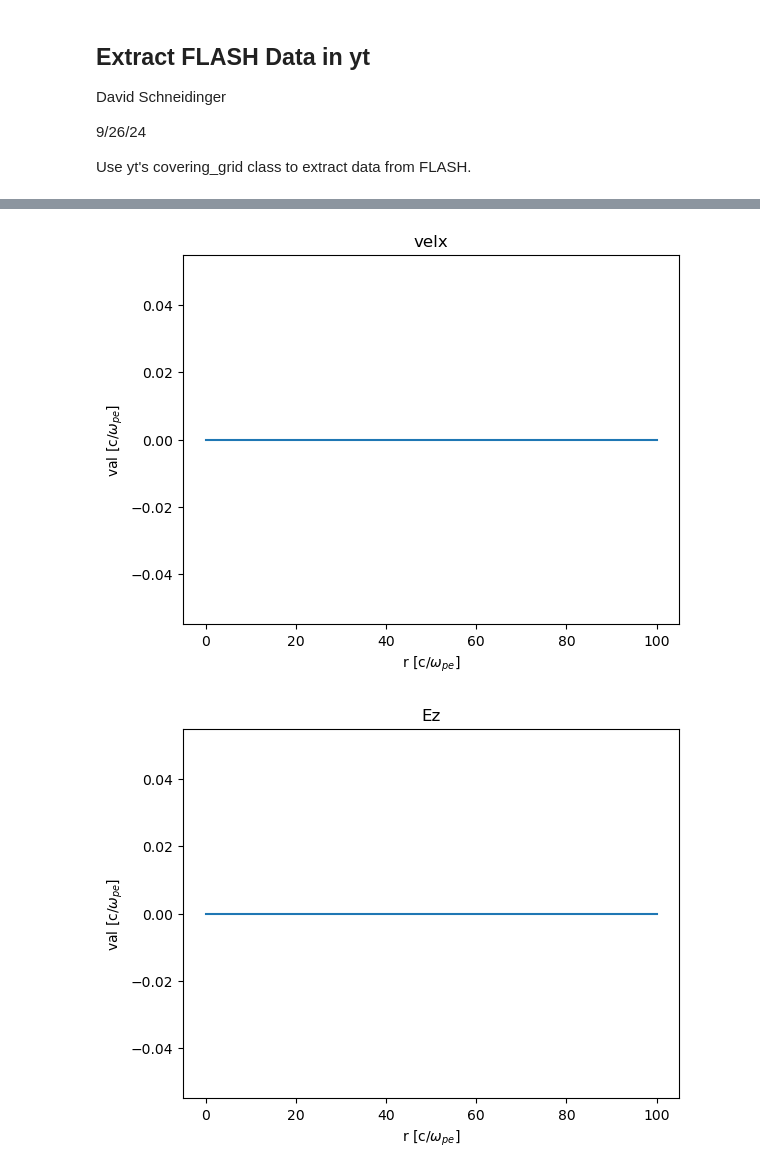
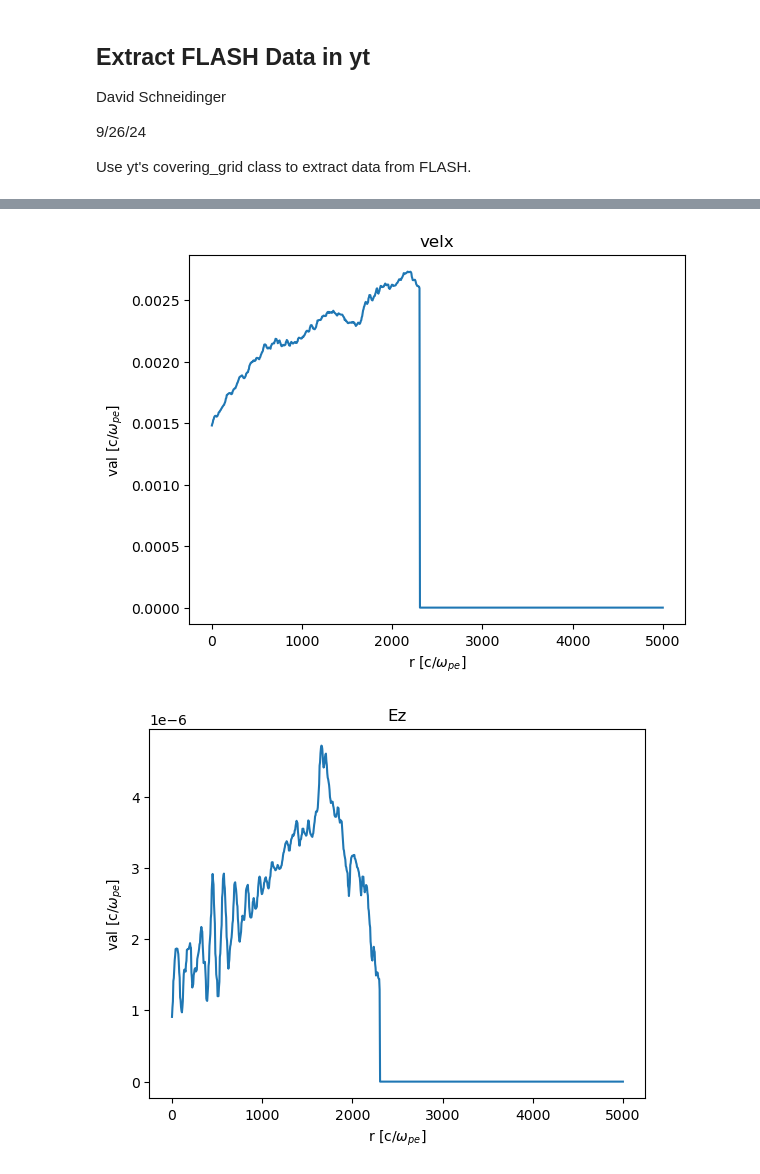
Before and after one commit to Schaeffer-Lab/MagShockZ, a Jupyter notebook: python-fortran_interface/write-FLASH-fields.ipynb, the cells around one changed output, grey strips where cells are left out. Saved outputs shown, nothing was run; the diff lists cells and outputs as text; code cells hidden in the pictures.

```diff
--- a/python-fortran_interface/write-FLASH-fields.ipynb
+++ b/python-fortran_interface/write-FLASH-fields.ipynb
@@ -49,9 +53,9 @@ dims = ds.domain_dimensions * ds.refine_by**level
 
 all_data = ds.covering_grid(
     level,
-    left_edge=[-0.8, -0.075, -0.8],
+    left_edge=ds.domain_left_edge,
     dims=dims,
     # And any fields to preload (this is optional!)
 )
-print(type(all_data))
+all_data
 # %% [output]
@@ -207,7 +219,7 @@ normalizations = {
 }
 save_slice(normalizations)
 # %%
-target_index = 250
+target_index = 0
 
 x_ion = all_data['flash','x'][:,0,0]*omega_pi/c
 print(f"Bounds of simulation in ion inertial length: x {round(x_ion.value[0],1)},{round(x_ion.value[-1],1)} c/omega_pi")
@@ -260,16 +272,4 @@ for f in interp_files:
     plt.xlabel("x [c/$\omega_{pe}$]")
     plt.ylabel("y [c/$\omega_{pe}$]")
     plt.show()
-
-interp_files = interp_dir.glob("*.npy")
-
-for f in interp_files:
-    name = f.stem
-    plt.imshow(np.load(f).T, origin='lower')
-    cbar = plt.colorbar()
-    cbar.set_label('Field Value [arb]')
-    plt.title(name)
-    plt.xlabel("x [c/$\omega_{pe}$]")
-    plt.ylabel("y [c/$\omega_{pe}$]")
-    plt.show()
 # %% [output]
@@ -288 +288,14 @@ for f in interp_files:
 ... (3 outputs left out)
+# %%
+
+interp_files = interp_dir.glob("*.npy")
+
+for f in interp_files:
+    name = f.stem
+    plt.imshow(np.load(f).T, origin='lower',vmax = 1)
+    cbar = plt.colorbar()
+    cbar.set_label('Field Value [arb]')
+    plt.title(name)
+    plt.xlabel("x [c/$\omega_{pe}$]")
+    plt.ylabel("y [c/$\omega_{pe}$]")
+    plt.show()
@@ -290,7 +307,8 @@ for f in interp_files:
 from pathlib import Path
 import pickle
 angle = np.pi/2
-r = np.linspace(0,100,1000)
+r = np.linspace(0,5000,1000)
+start_point = [0,1900]
 
 X1, X2 = np.meshgrid( x, y, indexing='xy' )
 
@@ -302,7 +320,7 @@ for f in interp_files:
     name = f.stem
     with open(f, "rb") as f:
         loaded_interpolator = pickle.load(f)
-    synthetic = loaded_interpolator((r*np.sin(angle),r*np.cos(angle)))
+    synthetic = loaded_interpolator((r*np.sin(angle)+start_point[1],r*np.cos(angle)+start_point[0]))
 
 
     plt.plot(r, synthetic)
@@ -330,2 +348,2 @@ for f in interp_files:
-[figure, old version]
+[figure, new version]
-[figure, old version]
+[figure, new version]
```
Also changed, not shown: parts of 13 cells of this notebook, 16 other files.
